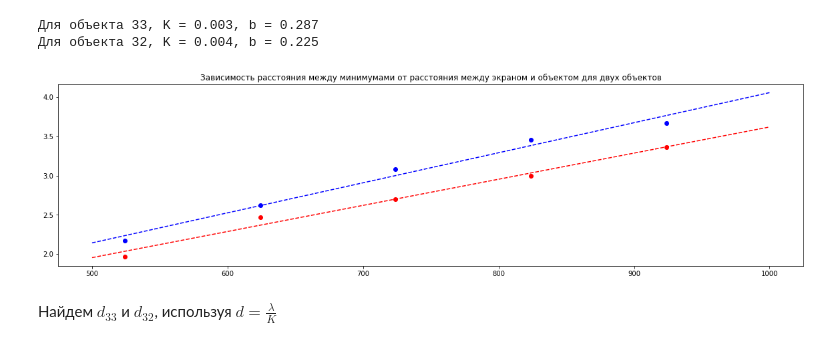
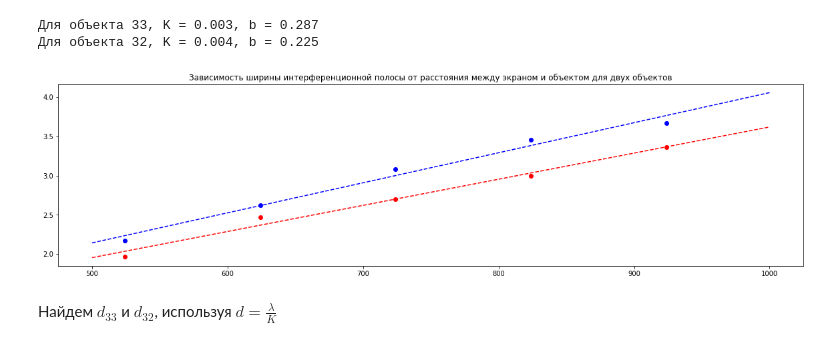
Before and after one commit to sevakon/physics-labs, a Jupyter notebook: lab4.02/report.ipynb, the cells around one changed output. Cells and saved outputs as stored; diff of their text form; code cells hidden in the pictures.

```diff
--- a/lab4.02/report.ipynb
+++ b/lab4.02/report.ipynb
@@ -156,22 +157,22 @@ print('Для объекта 32, K = {:.3f}, b = {:.3f}'.format(regr_32.coef_[0]
 Для объекта 32, K = 0.004, b = 0.225
 # %%
 fig, ax = plt.subplots(figsize=(20, 5))
-ax.set_title('Зависимость расстояния между минимумами от расстояния между экраном и объектом для двух объектов')
+ax.set_title('Зависимость ширины интерференционной полосы от расстояния между экраном и объектом для двух объектов')
 X_33 = X_33.reshape(5)
 ax.scatter(X_33, y_33, c='r')
 k, b = regr_33.coef_[0], regr_33.intercept_
 x = np.linspace(500, 1000, 50)
 ax.plot(x, np.polyval([k, b], x), 'r--')
 
 X_32 = X_32.reshape(5)
 ax.scatter(X_32, y_32, c='b')
 k, b = regr_32.coef_[0], regr_32.intercept_
 x = np.linspace(500, 1000, 50)
 ax.plot(x, np.polyval([k, b], x), 'b--')
 
 plt.show()
 # %% [output]
-[figure, old version]
+[figure, new version]
 # %% [markdown]
 Найдем $d_{33}$ и $d_{32}$, используя $d = \frac{\lambda}{K}$
 # %%
```
Also changed, not shown: parts of 8 cells of this notebook, 4 other files.
